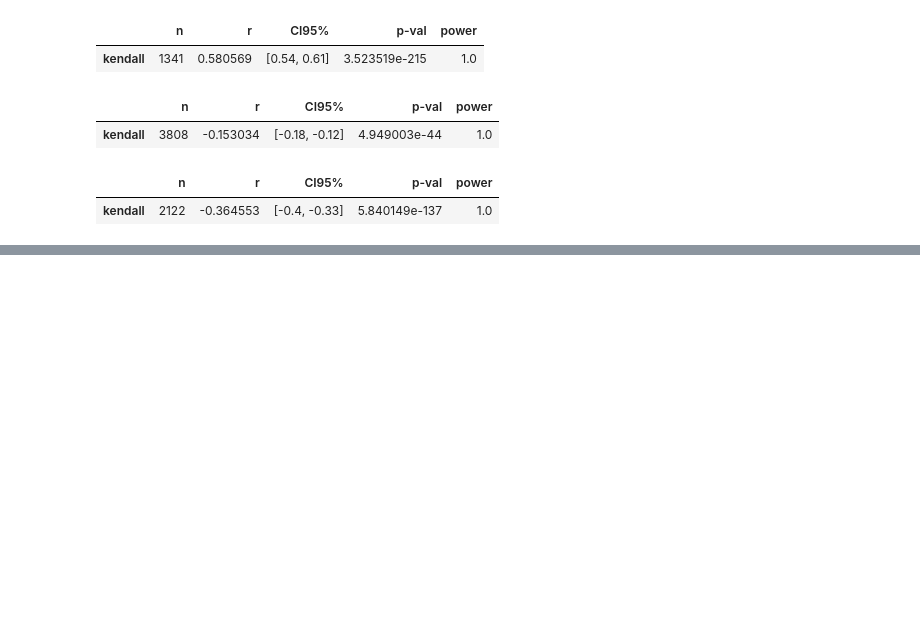
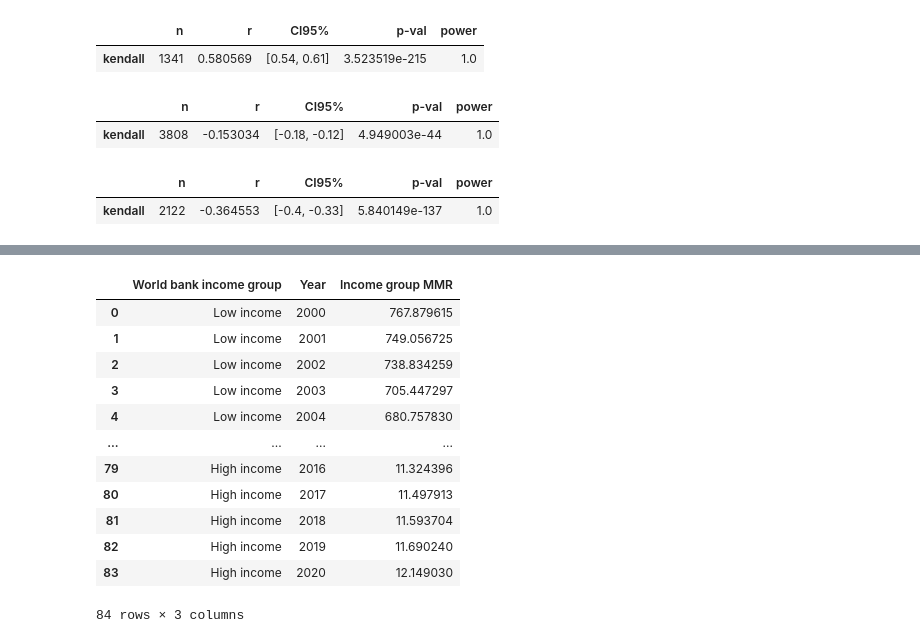
Before and after one commit to mangocrush/whomaternal, a Jupyter notebook: WHOproject.ipynb, the cells around one changed output, grey strips where cells are left out. Drawn from its saved outputs; the diff is of its cells as text; code cells hidden in the pictures; blank space fills up the shorter version.

```diff
--- a/WHOproject.ipynb
+++ b/WHOproject.ipynb
@@ -592,0 +802,8 @@ ok wait i also want to do gender inequality index (modified to take out MMR) and
+# %%
+mmr_wide = (mmr.pivot_table(index=['Country', 'Year', 'WHO region', 'World bank income group'],
+                      columns='Indicator',
+                      values='Value Numeric',
+                      aggfunc='first')
+        .reset_index()
+        .rename_axis(None, axis=1))
+mmr_wide.head()
@@ -592,0 +817,4 @@ ok wait i also want to do gender inequality index (modified to take out MMR) and
+# %%
+mmr_wide = mmr_wide.rename(columns={'Maternal mortality ratio (per 100 000 live births) (SDG 3.1.1)':'MMR',
+                                  'Number of births (thousands)':'Birth Count'})
+mmr_wide.head()
@@ -592,0 +849,26 @@ ok wait i also want to do gender inequality index (modified to take out MMR) and
+# %%
+mmr_income = (mmr_wide.groupby(['World bank income group', 'Year'])
+         .apply(lambda x: (x['MMR']*x['Birth Count']).sum()/x['Birth Count'].sum(),
+                include_groups=False)
+         .reset_index(name='Income group MMR')
+      )
+# %%
+sorter = ['Low income', 'Lower middle income', 'Upper middle income', 'High income', 2000,2001,2002,2003,2004,2005,2006,2007,2008,2009,2010,2011,2012,2013,2014,2015,2016,2017,2018,2019,2020]
+mmr_income.sort_values(by=['World bank income group', 'Year'], key=lambda column: column.map(lambda e: sorter.index(e)), inplace=True)
+# %%
+mmr_income.reset_index(drop=True)
+mmr_income
+# %% [output]
+|  | World bank income group | Year | Income group MMR |
+| 0 | Low income | 2000 | 767.879615 |
+| 1 | Low income | 2001 | 749.056725 |
+| 2 | Low income | 2002 | 738.834259 |
+| 3 | Low income | 2003 | 705.447297 |
+| 4 | Low income | 2004 | 680.757830 |
+| ... | ... | ... | ... |
+| 79 | High income | 2016 | 11.324396 |
+| 80 | High income | 2017 | 11.497913 |
+| 81 | High income | 2018 | 11.593704 |
+| 82 | High income | 2019 | 11.690240 |
+| 83 | High income | 2020 | 12.149030 |
+84 rows × 3 columns
```
Also changed, not shown: parts of 30 cells of this notebook.
